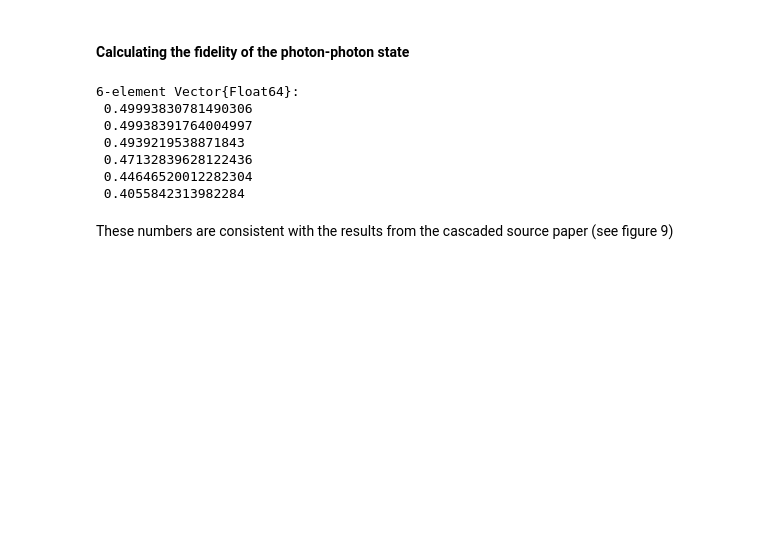
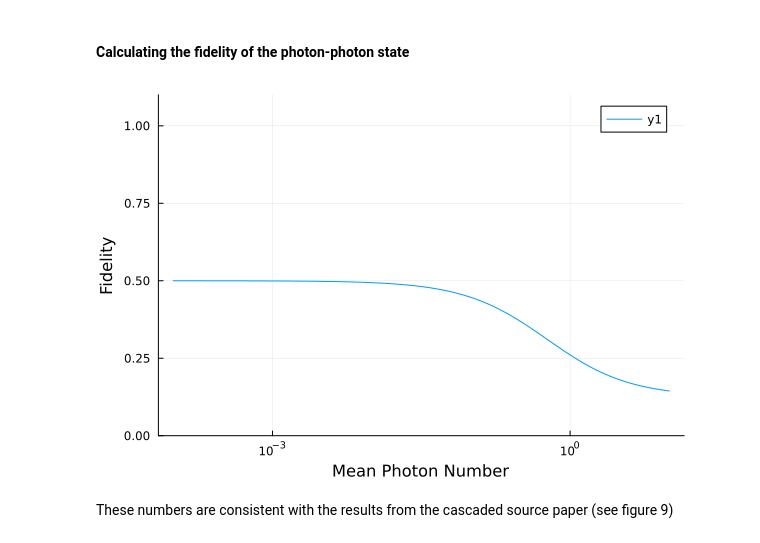
Before and after one commit to JacobGunnell/Genqo.jl, a Jupyter notebook: tutorial/hybrid_model_jl.ipynb, the cells around one changed output. Cells and saved outputs as stored; diff of their text form; code cells hidden in the pictures; blank space fills up the shorter version.

```diff
--- a/tutorial/hybrid_model_jl.ipynb
+++ b/tutorial/hybrid_model_jl.ipynb
@@ -209,18 +205,13 @@ plot!(μ, Ps_dark[:,2,3], label="3 dB BSM loss, Pd=1e-1", linestyle=:dash, color
 [figure]
 # %% [markdown]
 #### Calculating the fidelity of the photon-photon state
-# %%
-# TODO: do we want a fidelity graph here?
-μ = [1e-4, 0.001, 0.01, 0.05, 0.1, 0.2]
-Fid = zalm.fidelity.(μ, 1, 1, 10^(-1/10)); Fid
-# %% [output]
-6-element Vector{Float64}:
- 0.49993830781490306
- 0.49938391764004997
- 0.4939219538871843
- 0.47132839628122436
- 0.44646520012282304
- 0.4055842313982284
+# %%
+μ = logrange(1e-4, 10, 100)
+Fid = zalm.fidelity.(μ, 1, 1, 10^(-1/10))
+
+plot(μ, Fid, xlabel="Mean Photon Number", ylabel="Fidelity", xscale=:log10, ylim=(0,1.1))
+# %% [output]
+[figure, added]
 # %% [markdown]
 These numbers are consistent with the results from the cascaded source paper (see figure 9)
 # %% [markdown]
```
Also changed, not shown: parts of 3 cells of this notebook, 1 other file.
